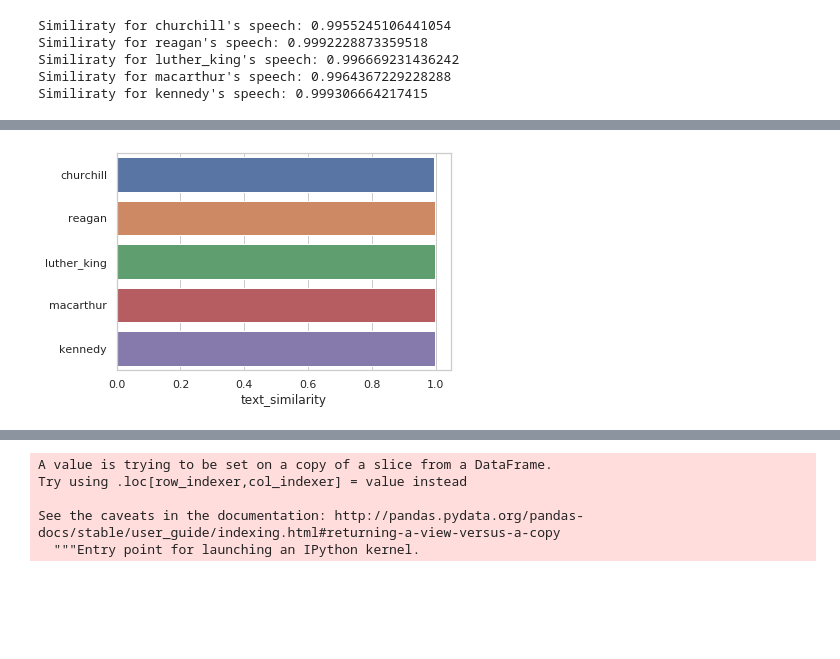
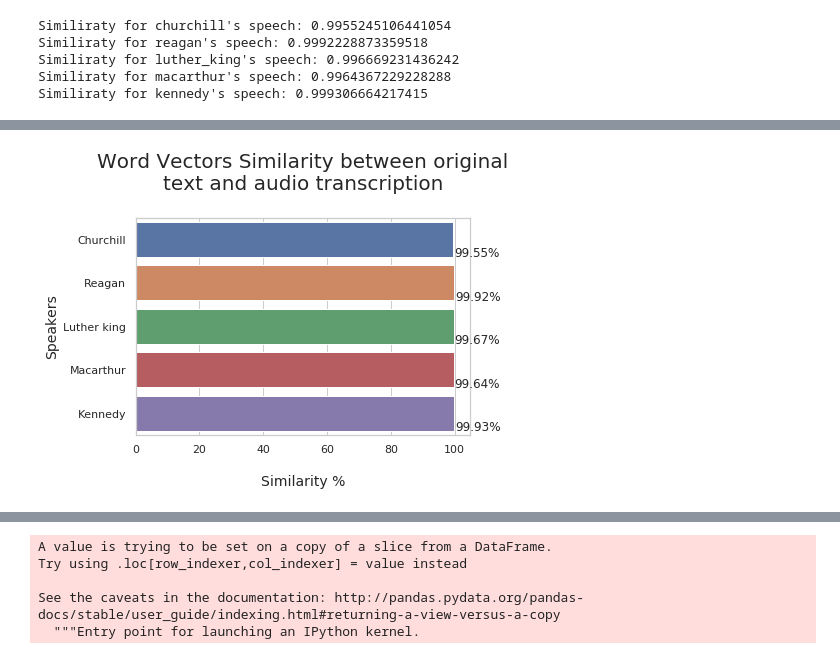
Before and after one commit to GabrielSGoncalves/nlp_aws, a Jupyter notebook: NLP_with_AWS_services.ipynb, the cells around one changed output, grey strips where cells are left out. Drawn from its saved outputs; the diff is of its cells as text; code cells hidden in the pictures; blank space fills up the shorter version.

Commit message:
Adding block to create formated barplots for similarity

```diff
--- a/NLP_with_AWS_services.ipynb
+++ b/NLP_with_AWS_services.ipynb
@@ -349,9 +366,40 @@ Index(['youtube_urls', 'filename', 'url', 'transcription_url',
-# %%
-sns.set(style="whitegrid")
-ax = sns.barplot(y=df_audio.index, x="text_similarity",
-                 data=df_audio, orient='h')
-# %% [output]
-[figure, removed]
+# %%
+def show_values_on_bars(axs, h_v="v", space=0.4):
+    def _show_on_single_plot(ax):
+        if h_v == "v":
+            for p in ax.patches:
+                _x = p.get_x() + p.get_width() / 2
+                _y = p.get_y() + p.get_height()
+                value = int(p.get_height())
+                ax.text(_x, _y, value, ha="center")
+        elif h_v == "h":
+            for p in ax.patches:
+                _x = p.get_x() + p.get_width() + float(space)
+                _y = p.get_y() + p.get_height()
+                value = f'{round(p.get_width(),2)}%'
+                ax.text(_x, _y, value, ha="left")
+
+    if isinstance(axs, np.ndarray):
+        for idx, ax in np.ndenumerate(axs):
+            _show_on_single_plot(ax)
+    else:
+        _show_on_single_plot(axs)
+# %%
+# Plotting the results for similaruty between the original transcripts and Amazon Transcribe transcription
+sns.set(style="whitegrid")
+ax = sns.barplot(y='label_capitalized', x='similarity_perc',
+                 data=df_audio, orient='h')
+ax.set_title('Word Vectors Similarity between original\ntext and audio transcription\n', fontsize=20)
+ax.set_xlabel('\nSimilarity %', fontsize=14)
+ax.set_ylabel('Speakers', fontsize=14)
+
+show_values_on_bars(ax, "h", 0.3)
+ax.figure.savefig("similarity.png", dpi=400, bbox_inches='tight')
+
+#for index, row in df_audio.iterrows():
+#    ax.text(row.similarity_perc, row.label_capitalized, round(row.similarity_perc,2), color='black', ha="center")
+# %% [output]
+[figure, added]
 # %%
 import spacy
 from spacy import displacy
```
Also changed, not shown: parts of 7 cells of this notebook.
